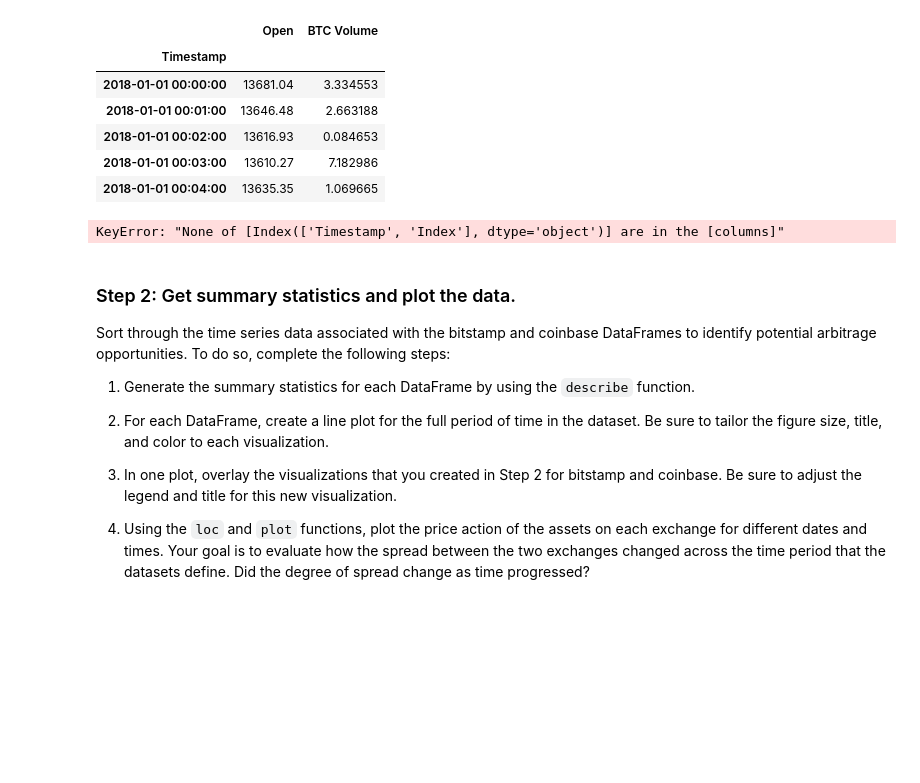
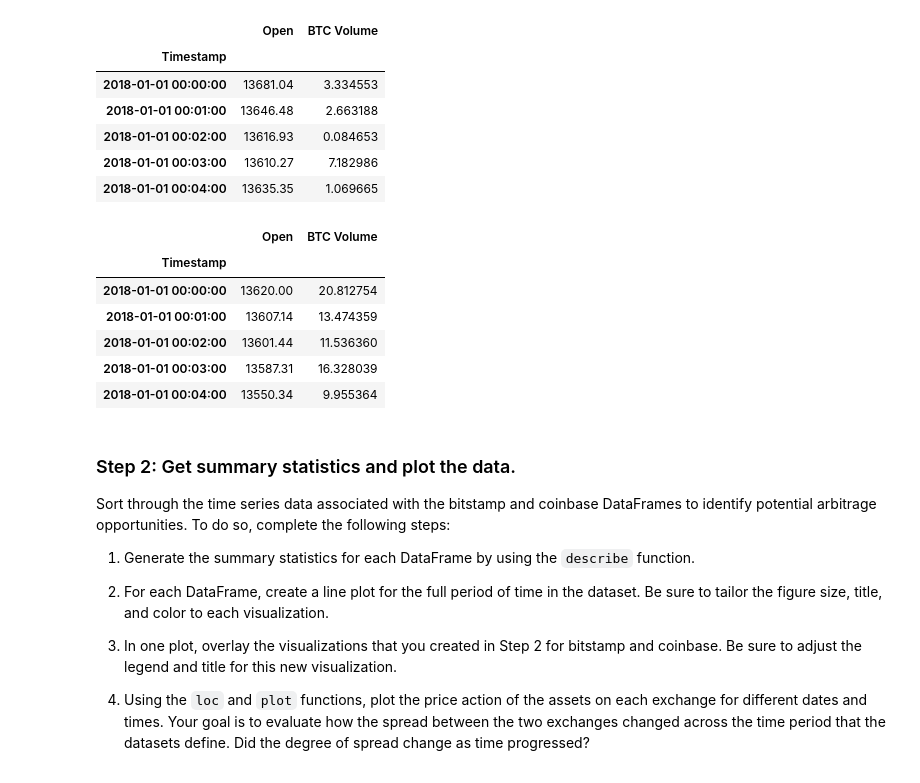
Before and after one commit to naomynaomy/module3challenge, a Jupyter notebook: Starter_Code/crypto_arbitrage.ipynb, the cells around one changed output. Saved outputs shown, nothing was run; the diff lists cells and outputs as text; code cells hidden in the pictures; blank space fills up the shorter version.

```diff
--- a/Starter_Code/crypto_arbitrage.ipynb
+++ b/Starter_Code/crypto_arbitrage.ipynb
@@ -229,12 +229,18 @@ bitstamp_sliced.head()
 | 2018-01-01 00:04:00 | 13635.35 | 1.069665 |
 # %%
 # Use loc or iloc to select `Timestamp (the index)` and `Close` from coinbase DataFrame
-coinbase_sliced = coinbase.loc[:,["Timestamp","Index"]]
+coinbase_sliced = coinbase.iloc[:,[0,4]]
 
 # Review the first five rows of the DataFrame
 coinbase_sliced.head()
 # %% [output]
-KeyError: "None of [Index(['Timestamp', 'Index'], dtype='object')] are in the [columns]"
+|  | Open | BTC Volume |
+| Timestamp |  |  |
+| 2018-01-01 00:00:00 | 13620.00 | 20.812754 |
+| 2018-01-01 00:01:00 | 13607.14 | 13.474359 |
+| 2018-01-01 00:02:00 | 13601.44 | 11.536360 |
+| 2018-01-01 00:03:00 | 13587.31 | 16.328039 |
+| 2018-01-01 00:04:00 | 13550.34 | 9.955364 |
 # %% [markdown]
 ### Step 2: Get summary statistics and plot the data.
 
```
